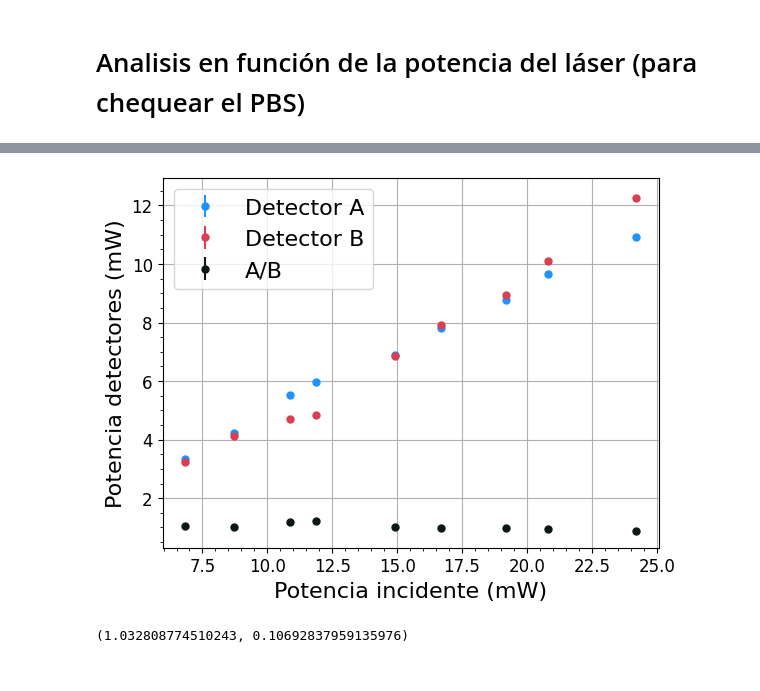
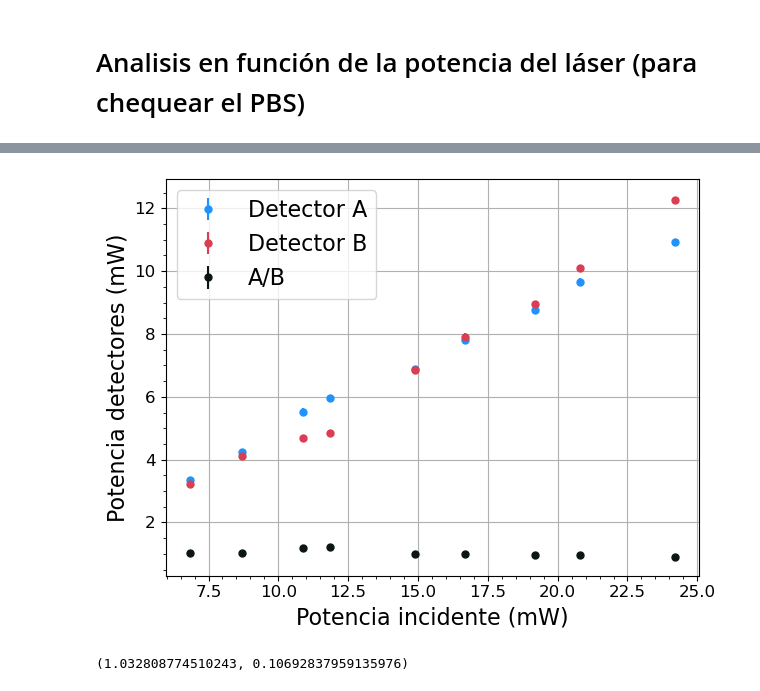
Before and after one commit to DelManuel/Magnetometro-optico, a Jupyter notebook: códigos/analisis_fotodetectores.ipynb, the cells around one changed output, grey strips where cells are left out. Cells and saved outputs as stored; diff of their text form; code cells hidden in the pictures.

```diff
--- a/códigos/analisis_fotodetectores.ipynb
+++ b/códigos/analisis_fotodetectores.ipynb
@@ -263,16 +267,17 @@ plt.show()
 # %%
 plt.errorbar(potencia_total, potencia_A, yerr=0.1, c='#2191FB', fmt='.', label='Detector A', ms = 10)
 plt.errorbar(potencia_total, potencia_B, yerr=0.1, c='#DA3E52', fmt='.', label='Detector B', ms = 10)
 plt.errorbar(potencia_total, potencia_A/potencia_B, yerr=np.sqrt((potencia_A*0.1/(potencia_B**2))**2+(0.1/potencia_B)**2), c='#0C1713', fmt='.', label='A/B', ms = 10)
 # plt.errorbar(potencia_total, np.abs(potencia_A-potencia_B), xerr=0.2, yerr=0.2, c='b', fmt='.', label='|A-B|')
 plt.xlabel('Potencia incidente (mW)')
 plt.ylabel('Potencia detectores (mW)')
 plt.legend()
 plt.tick_params(labelsize = 12)
-
+plt.tight_layout()
+# plt.savefig('../imagenes/Fotodetectores/potencia_pbs.png')
 plt.show()
 # %% [output]
-[figure, old version]
+[figure, new version]
 # %%
 np.mean(potencia_A/potencia_B), np.std(potencia_A/potencia_B, ddof = 1)
 # %% [output]
```
Also changed, not shown: parts of 5 cells of this notebook, 4 other files.
